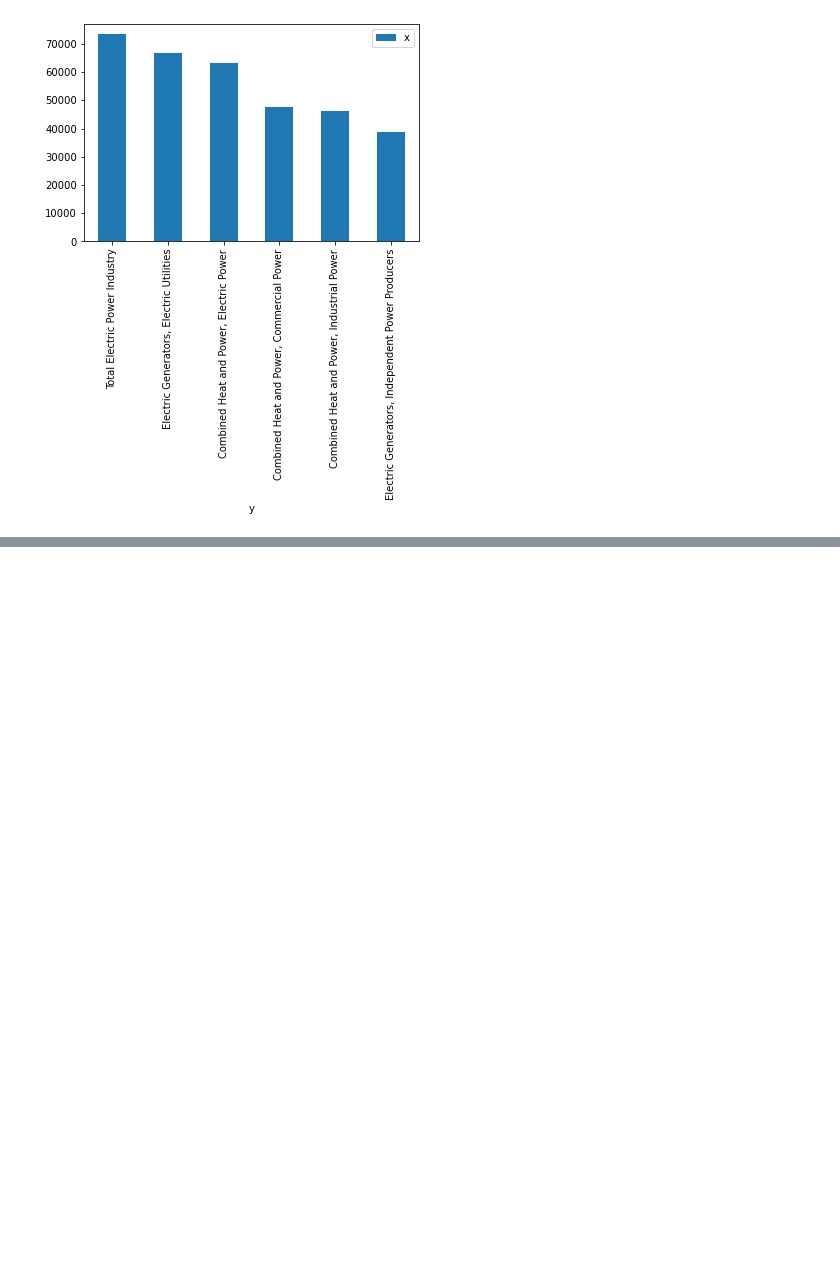
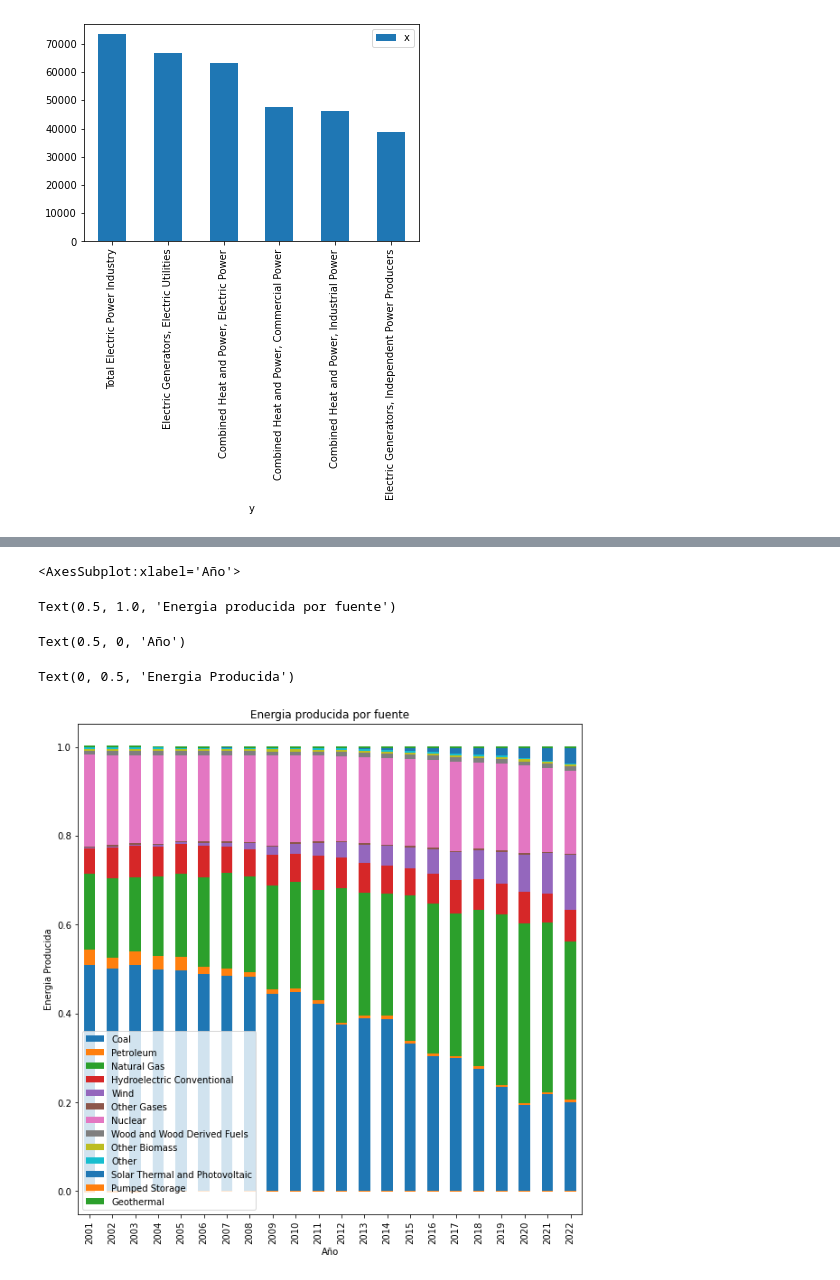
Before and after one commit to EnriqueLaguna/ProyectoAnalisisDatos, a Jupyter notebook: Codigo/graficas.ipynb, the cells around one changed output, grey strips where cells are left out. Cells and saved outputs as stored; diff of their text form; code cells hidden in the pictures; blank space fills up the shorter version.

```diff
--- a/Codigo/graficas.ipynb
+++ b/Codigo/graficas.ipynb
@@ -164,3 +217,19 @@ acumulados
+# %%
+acumulados_relativos.plot(
+    kind="bar",
+    stacked=True,
+    figsize=(10,10)
+    )
+
+plt.title("Energia producida por fuente")
+plt.xlabel("Año")
+plt.ylabel("Energia Producida")
+# %% [output]
+<AxesSubplot:xlabel='Año'>
+Text(0.5, 1.0, 'Energia producida por fuente')
+Text(0.5, 0, 'Año')
+Text(0, 0.5, 'Energia Producida')
+[figure, added]
 # %%
 producer_type = energia_df['GENERATION']
 producer_type
```
Also changed, not shown: parts of 4 cells of this notebook.
